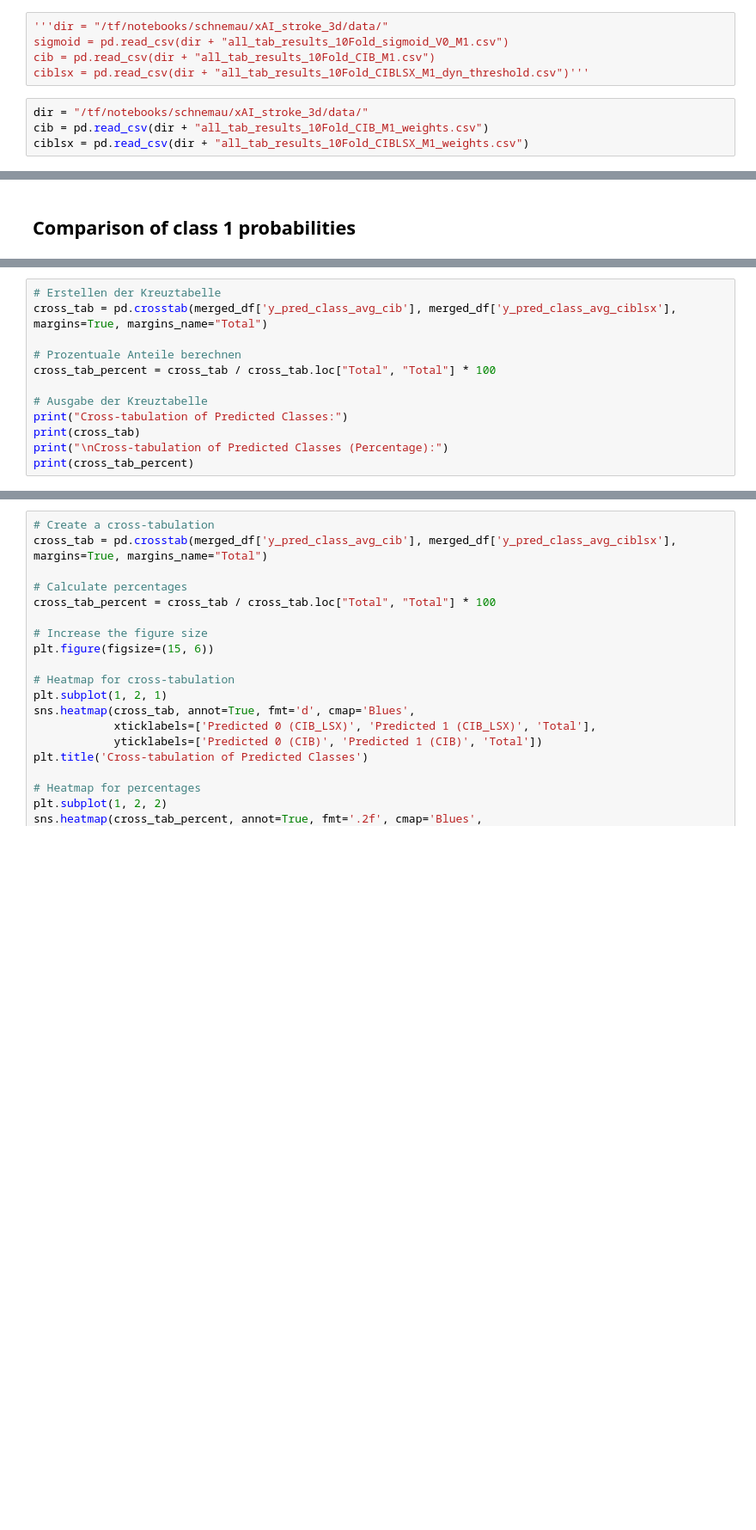
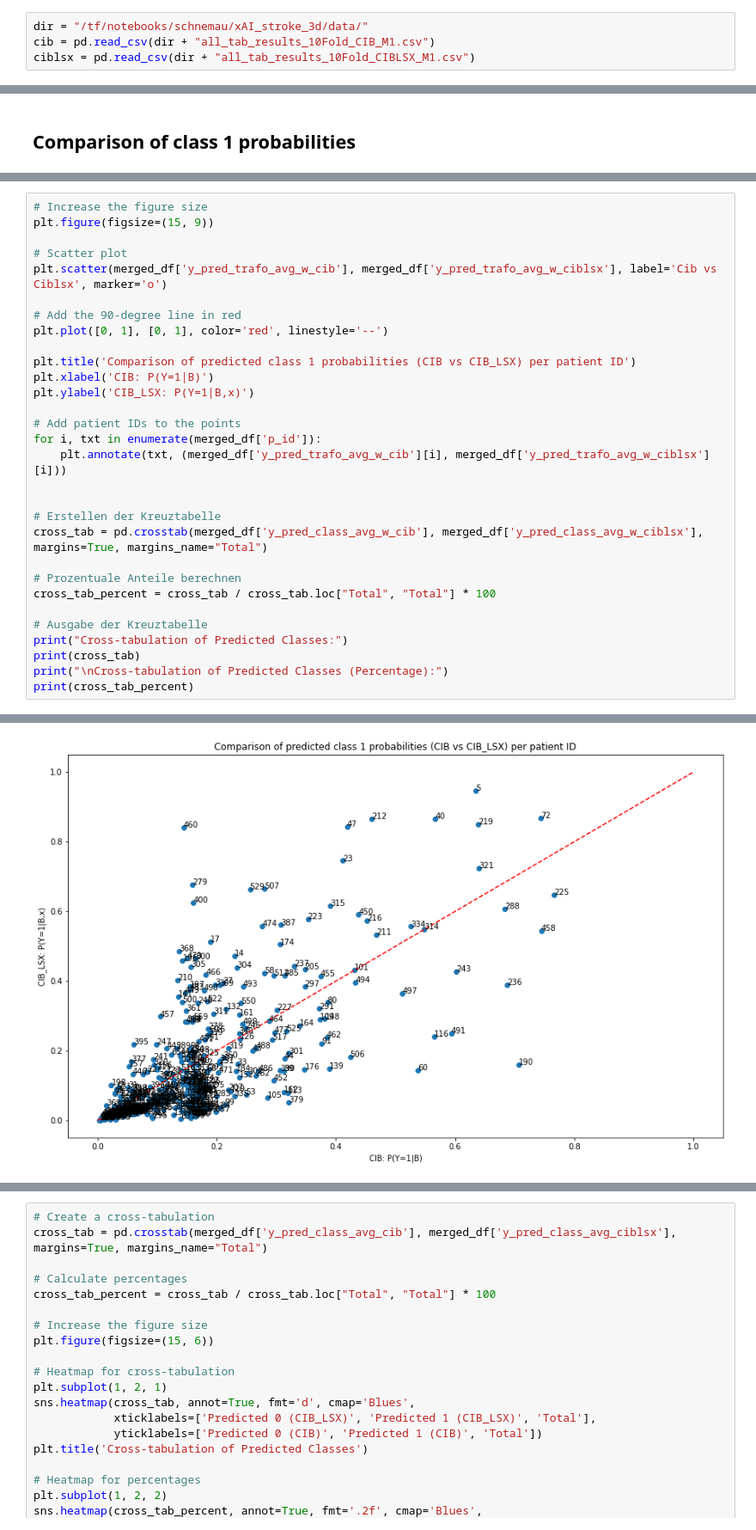
Before and after one commit to Mauwrice/explainable_AI, a Jupyter notebook: res_comparison.ipynb, the cells around one changed output, grey strips where cells are left out. Shown at 86% size. Saved outputs shown, nothing was run; the diff lists cells and outputs as text; blank space fills up the shorter version.

Commit message:
class 1 prob comparison

```diff
--- a/res_comparison.ipynb
+++ b/res_comparison.ipynb
@@ -10,9 +6,4 @@ os.getcwd()
 # %%
-'''dir = "/tf/notebooks/schnemau/xAI_stroke_3d/data/"
-sigmoid = pd.read_csv(dir + "all_tab_results_10Fold_sigmoid_V0_M1.csv")
+dir = "/tf/notebooks/schnemau/xAI_stroke_3d/data/"
 cib = pd.read_csv(dir + "all_tab_results_10Fold_CIB_M1.csv")
-ciblsx = pd.read_csv(dir + "all_tab_results_10Fold_CIBLSX_M1_dyn_threshold.csv")'''
+ciblsx = pd.read_csv(dir + "all_tab_results_10Fold_CIBLSX_M1.csv")
-# %%
-dir = "/tf/notebooks/schnemau/xAI_stroke_3d/data/"
-cib = pd.read_csv(dir + "all_tab_results_10Fold_CIB_M1_weights.csv")
-ciblsx = pd.read_csv(dir + "all_tab_results_10Fold_CIBLSX_M1_weights.csv")
@@ -59,6 +63,24 @@ for i, txt in enumerate(merged_df['p_id']):
 # %%
+# Increase the figure size
+plt.figure(figsize=(15, 9))
+
+# Scatter plot
+plt.scatter(merged_df['y_pred_trafo_avg_w_cib'], merged_df['y_pred_trafo_avg_w_ciblsx'], label='Cib vs Ciblsx', marker='o')
+
+# Add the 90-degree line in red
+plt.plot([0, 1], [0, 1], color='red', linestyle='--')
+
+plt.title('Comparison of predicted class 1 probabilities (CIB vs CIB_LSX) per patient ID')
+plt.xlabel('CIB: P(Y=1|B)')
+plt.ylabel('CIB_LSX: P(Y=1|B,x)')
+
+# Add patient IDs to the points
+for i, txt in enumerate(merged_df['p_id']):
+    plt.annotate(txt, (merged_df['y_pred_trafo_avg_w_cib'][i], merged_df['y_pred_trafo_avg_w_ciblsx'][i]))
+
+
 # Erstellen der Kreuztabelle
-cross_tab = pd.crosstab(merged_df['y_pred_class_avg_cib'], merged_df['y_pred_class_avg_ciblsx'], margins=True, margins_name="Total")
+cross_tab = pd.crosstab(merged_df['y_pred_class_avg_w_cib'], merged_df['y_pred_class_avg_w_ciblsx'], margins=True, margins_name="Total")
 
 # Prozentuale Anteile berechnen
 cross_tab_percent = cross_tab / cross_tab.loc["Total", "Total"] * 100
@@ -84,0 +107 @@ Total                    74.201474  25.798526  100.000000
+[figure, added]
```
Also changed, not shown: parts of 11 cells of this notebook.
